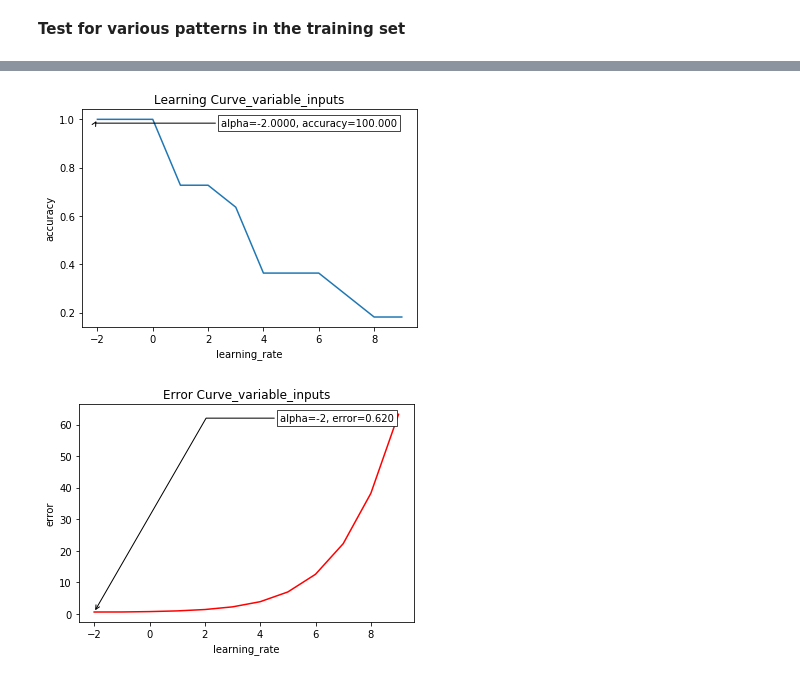
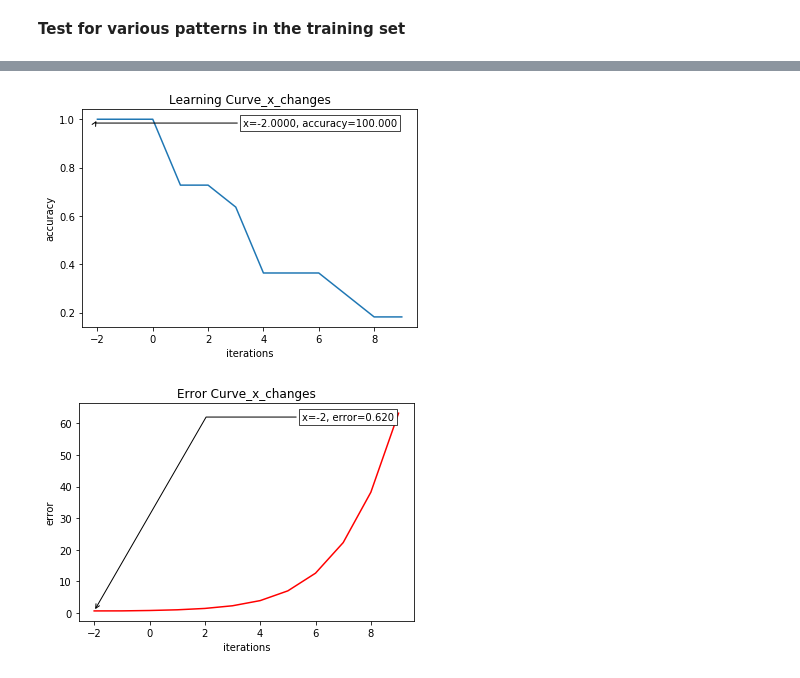
Before and after one commit to Joby2Code/DeepLearning, a Jupyter notebook: PatternClassificationUsingAdaline.ipynb, the cells around one changed output, grey strips where cells are left out. Drawn from its saved outputs; the diff is of its cells as text; code cells hidden in the pictures.

```diff
--- a/PatternClassificationUsingAdaline.ipynb
+++ b/PatternClassificationUsingAdaline.ipynb
@@ -41,21 +41,26 @@ test_target = copy.copy(targets)
 layer_dim = [s.shape[0],targets.shape[0]]
 total_samples = s.shape[1]
 # %%
-def plot_learning_curve(data,alpha,save_to_file=False):
+def plot_learning_curve(data,alpha,save_to_file=False,is_variable_input=False):
     fig = plt.figure()
     ax=plt.gca()
     lists = sorted(data.items())
     x,y = zip(*lists)
     plt.plot(x,y)
     plt.title('Learning Curve_{}'.format(alpha))
-    plt.xlabel('learning_rate')
+
+    if is_variable_input==True:
+        plt.xlabel('iterations')
+    else:
+        plt.xlabel('learning_rate')
+
     plt.ylabel('accuracy')
 
 
     ymax = max(y)
     xpos = y.index(ymax)
     xmax = x[xpos]
-    text= "alpha={:.4f}, accuracy={:.3f}".format(xmax, ymax*100)
+    text= "x={:.4f}, accuracy={:.3f}".format(xmax, ymax*100)
 
     bbox_props = dict(boxstyle="square,pad=0.3", fc="w", ec="k", lw=0.72)
     arrowprops=dict(arrowstyle="->",connectionstyle="angle,angleA=0,angleB=60")
@@ -64,11 +69,11 @@ def plot_learning_curve(data,alpha,save_to_file=False):
     ax.annotate(text, xy=(xmax, ymax), xytext=(0.94,0.96), **kw)
 
     if save_to_file == True:
-        fig.savefig(image_path+"alpha_"+alpha+".png")
+        fig.savefig(image_path+"accuracy_"+alpha+".png")
 
     plt.show()
 # %%
-def plot_error_curve(data,alpha,save_to_file=False):
+def plot_error_curve(data,alpha,save_to_file=False,is_variable_input=False):
 
     fig = plt.figure()
     ax=plt.gca()
@@ -76,14 +81,19 @@ def plot_error_curve(data,alpha,save_to_file=False):
     x,y = zip(*lists)
     plt.plot(x,y,c='r')
     plt.title('Error Curve_{}'.format(alpha))
-    plt.xlabel('learning_rate')
+
     plt.ylabel('error')
+
+    if is_variable_input==True:
+        plt.xlabel('iterations')
+    else:
+        plt.xlabel('learning_rate')
 
 
     ymin = min(y)
     xpos = y.index(ymin)
     xmin = x[xpos]
-    text= "alpha={}, error={:.3f}".format(xmin, ymin)
+    text= "x={}, error={:.3f}".format(xmin, ymin)
 
     bbox_props = dict(boxstyle="square,pad=0.3", fc="w", ec="k", lw=0.72)
     arrowprops=dict(arrowstyle="->",connectionstyle="angle,angleA=0,angleB=60")
@@ -403,10 +413,10 @@ Accuracy observed for the batch of training set: 18.18
 # %%
-alpha = "variable_inputs"
-plot_learning_curve(variable_input_dict,alpha,save_to_file=True)
-plot_error_curve(error_dict,alpha,save_to_file=True)
+label = "x_changes"
+plot_learning_curve(variable_input_dict,label,save_to_file=True,is_variable_input=True)
+plot_error_curve(error_dict,label,save_to_file=True,is_variable_input=True)
 # %% [output]
-[figure, old version]
+[figure, new version]
-[figure, old version]
+[figure, new version]
 # %%
 #Reset the dictionary values
 regularization_dict={}
```
Also changed, not shown: parts of 7 cells of this notebook.
